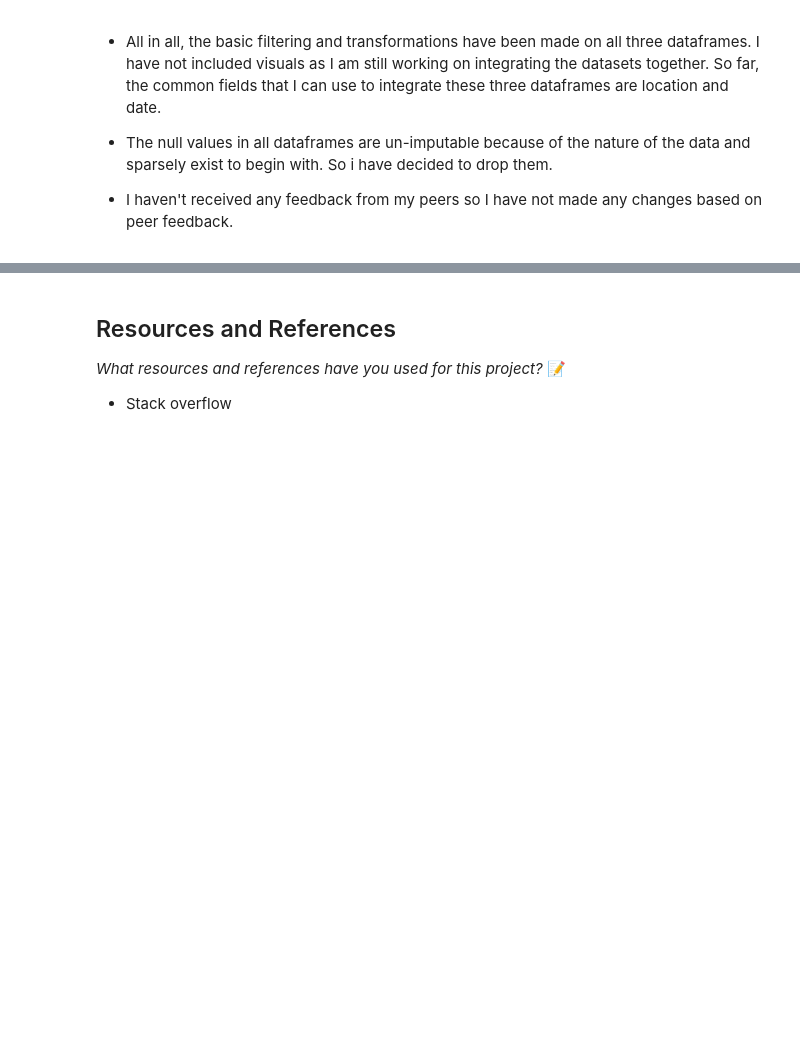
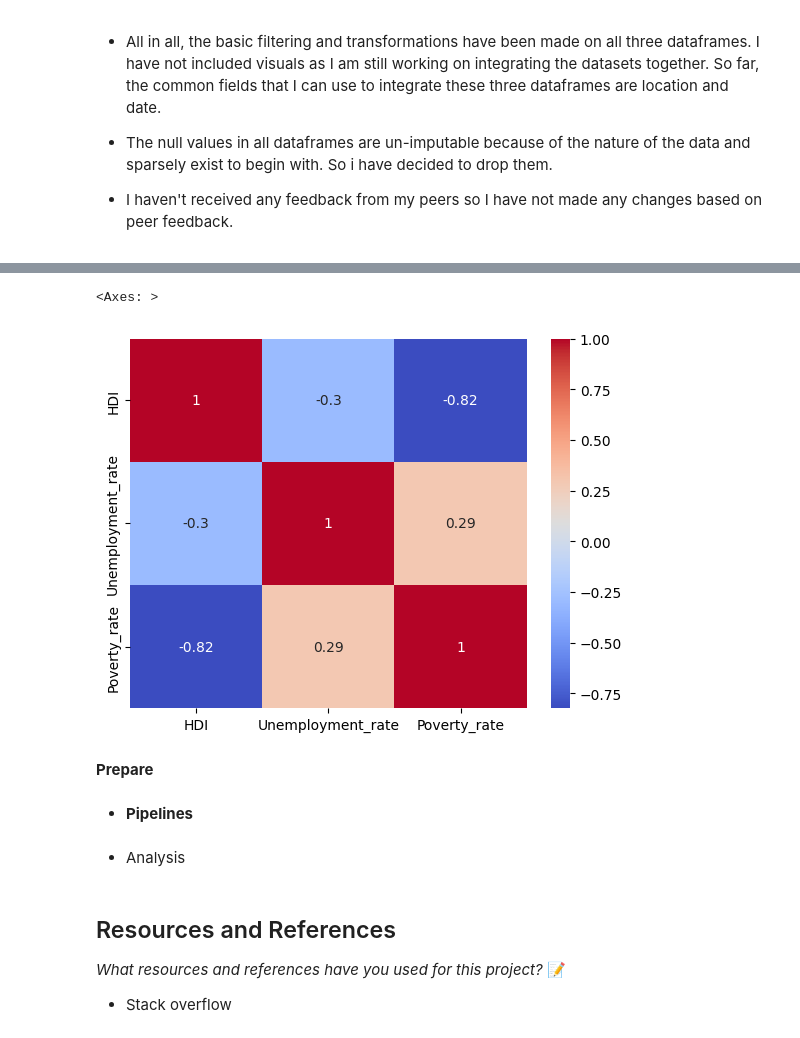
Before and after one commit to IT4063C-Fall24/final-project-Anusk167, a Jupyter notebook: source.ipynb, the cells around one changed output, grey strips where cells are left out. Cells and saved outputs as stored; diff of their text form; code cells hidden in the pictures; blank space fills up the shorter version.

```diff
--- a/source.ipynb
+++ b/source.ipynb
@@ -274,0 +360,4 @@ plt.show()
+# %%
+merged_df = pd.merge(hdi, unemployment_final, on=['Country', 'date'], how='inner')
+final_df = pd.merge(merged_df, glo_poverty_final, on=['Country', 'date'], how='inner')
+final_df.head()
@@ -274,0 +371,8 @@ plt.show()
+# %%
+corr_matrix = final_df[['HDI', 'Unemployment_rate', 'Poverty_rate']].corr()
+sns.heatmap(corr_matrix, annot=True, cmap='coolwarm')
+# %% [output]
+<Axes: >
+[figure, added]
+# %% [markdown]
+<b>Prepare</b>
@@ -274,0 +387,2 @@ plt.show()
+# %% [markdown]
+- <b>Pipelines</b>
@@ -274,0 +412,2 @@ plt.show()
+# %% [markdown]
+- Analysis
```
Also changed, not shown: parts of 18 cells of this notebook, 3 other files.
